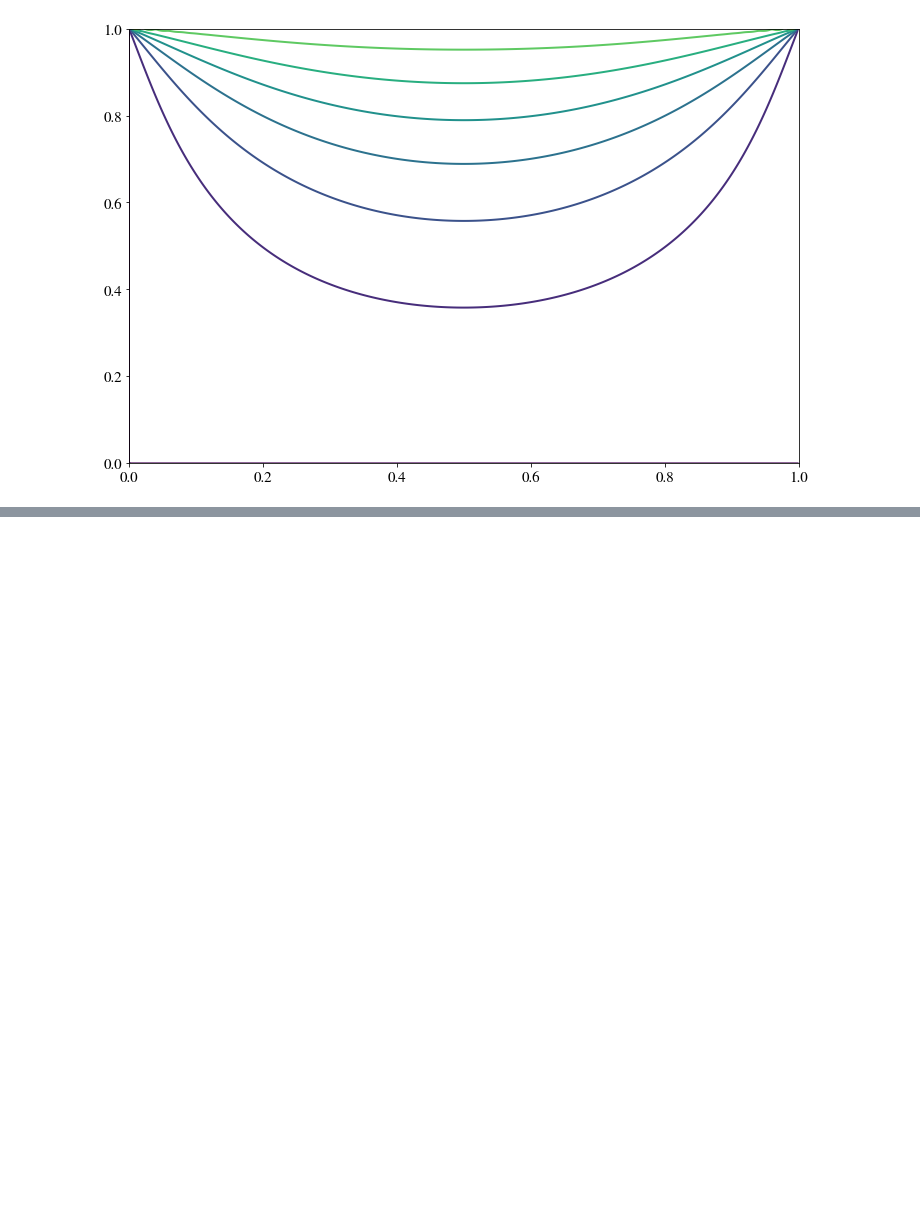
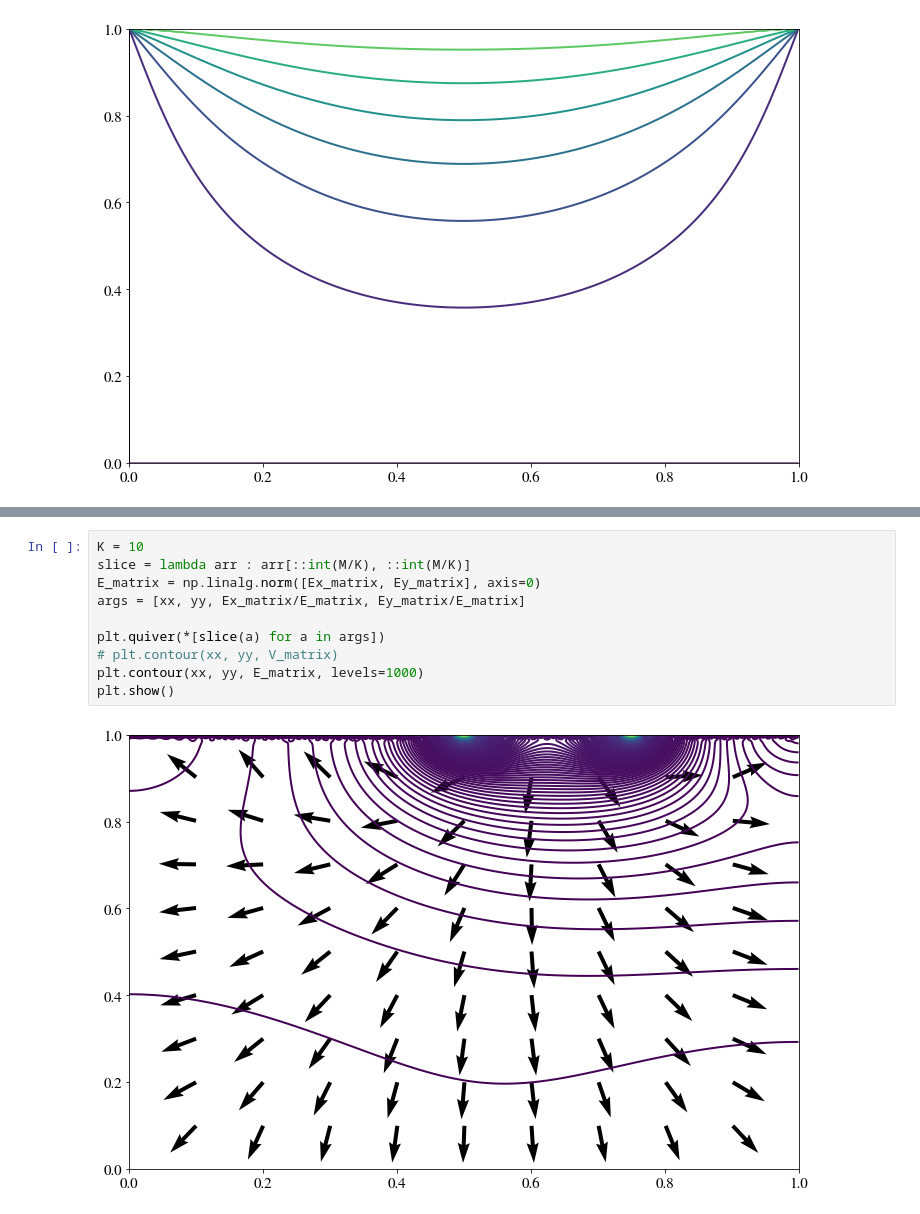
Before and after one commit to sindrelothe/TFY4240, a Jupyter notebook: Project/01-Project_test.ipynb, the cells around one changed output, grey strips where cells are left out. Drawn from its saved outputs; the diff is of its cells as text; blank space fills up the shorter version.

```diff
--- a/Project/01-Project_test.ipynb
+++ b/Project/01-Project_test.ipynb
@@ -112,0 +167,12 @@ plt.show()
+# %%
+K = 10
+slice = lambda arr : arr[::int(M/K), ::int(M/K)]
+E_matrix = np.linalg.norm([Ex_matrix, Ey_matrix], axis=0)
+args = [xx, yy, Ex_matrix/E_matrix, Ey_matrix/E_matrix]
+
+plt.quiver(*[slice(a) for a in args])
+# plt.contour(xx, yy, V_matrix)
+plt.contour(xx, yy, E_matrix, levels=1000)
+plt.show()
+# %% [output]
+[figure, added]
```
Also changed, not shown: parts of 20 cells of this notebook.
